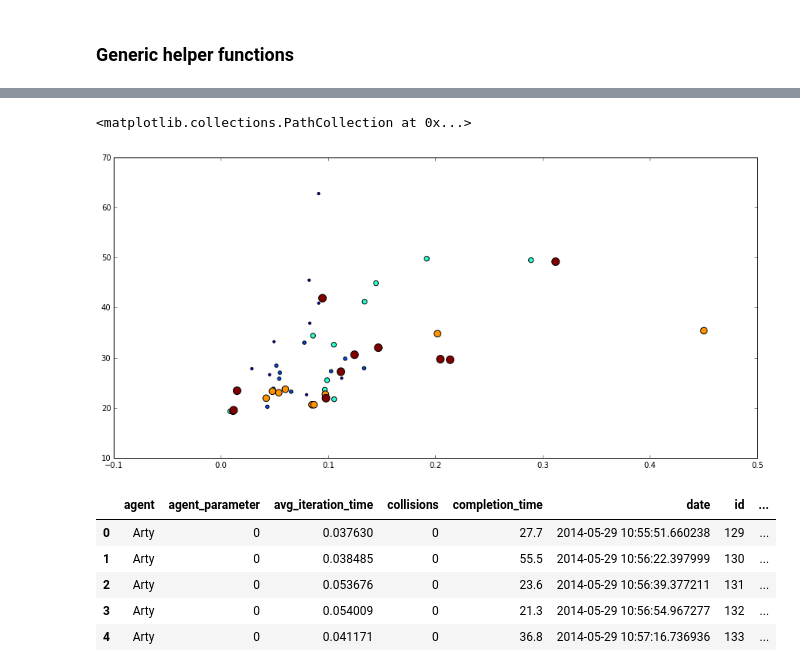
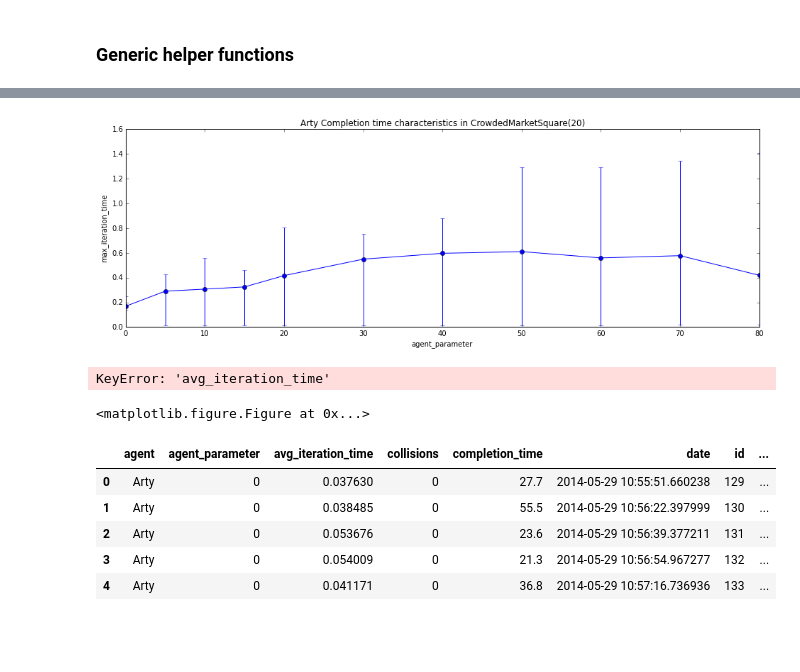
Before and after one commit to freider/keiro, a Jupyter notebook: Plots.ipynb, the cells around one changed output, grey strips where cells are left out. Saved outputs shown, nothing was run; the diff lists cells and outputs as text; code cells hidden in the pictures; blank space fills up the shorter version.

```diff
--- a/Plots.ipynb
+++ b/Plots.ipynb
@@ -57,0 +118,5 @@ Effect of global roadmap size on completion time and computational complexity
+# %%
+plot_min_max_avg(arty_market_square, "agent_parameter", "max_iteration_time",
+                 title="Arty Completion time characteristics in CrowdedMarketSquare(20)")
+# %% [output]
+[figure, added]
@@ -58,18 +130,12 @@ Effect of global roadmap size on completion time and computational complexity
 # %%
-data = get_data(
-    agent='Arty',
-    scenario='Maze',
-    scenario_parameter=10,
-    ids=range(129, 189)
-)
 plt.figure(figsize=(15,7))
 plt.scatter(x=data["avg_iteration_time"],
             y=data["completion_time"],
             s=data["agent_parameter"],
             c=data["agent_parameter"])
 # %% [output]
-<matplotlib.collections.PathCollection at 0x...>
+KeyError: 'avg_iteration_time'
-[figure, removed]
+<matplotlib.figure.Figure at 0x...>
 # %%
 data.head()
 # %% [output]
```
Also changed, not shown: parts of 18 cells of this notebook.
